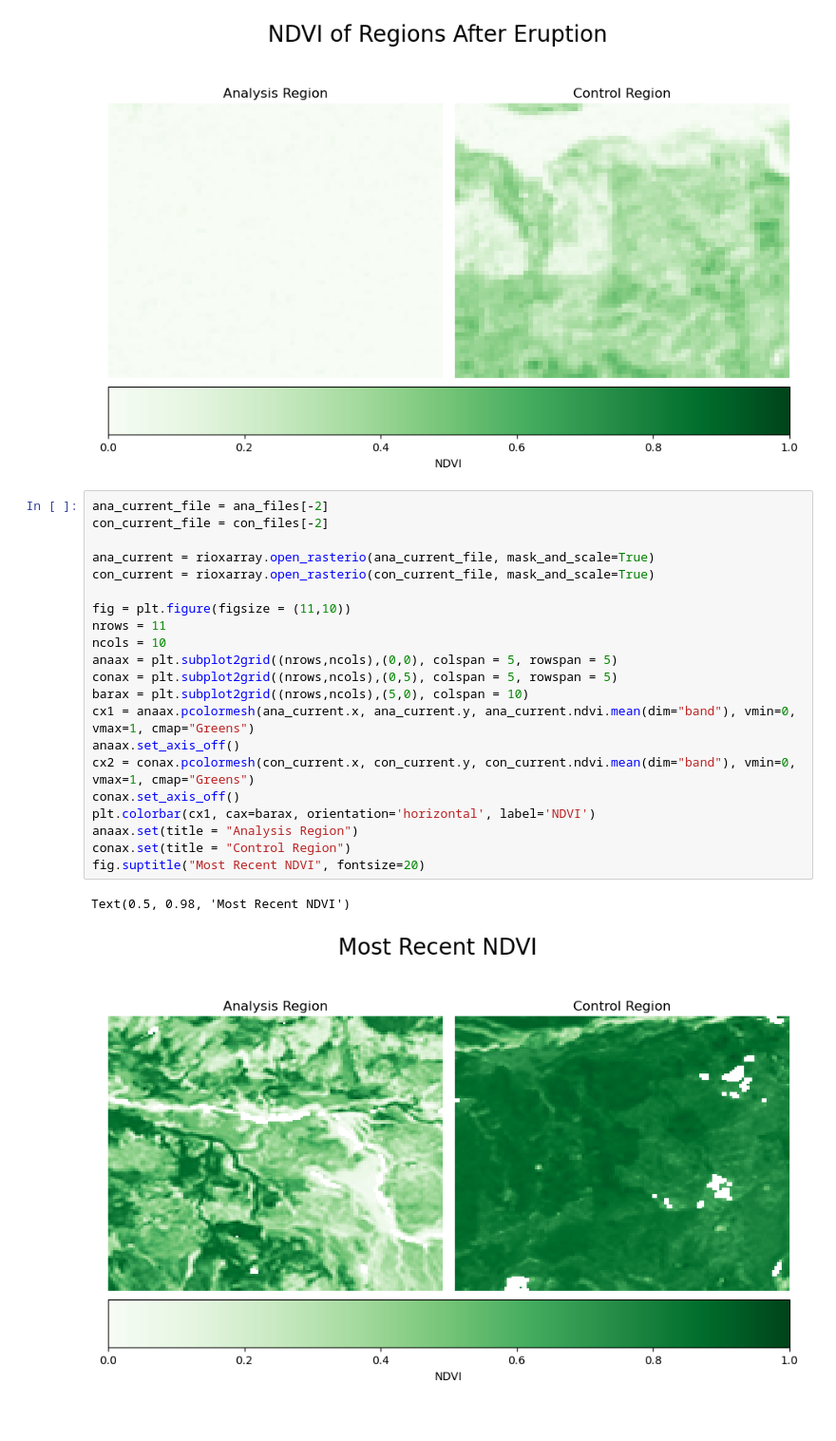
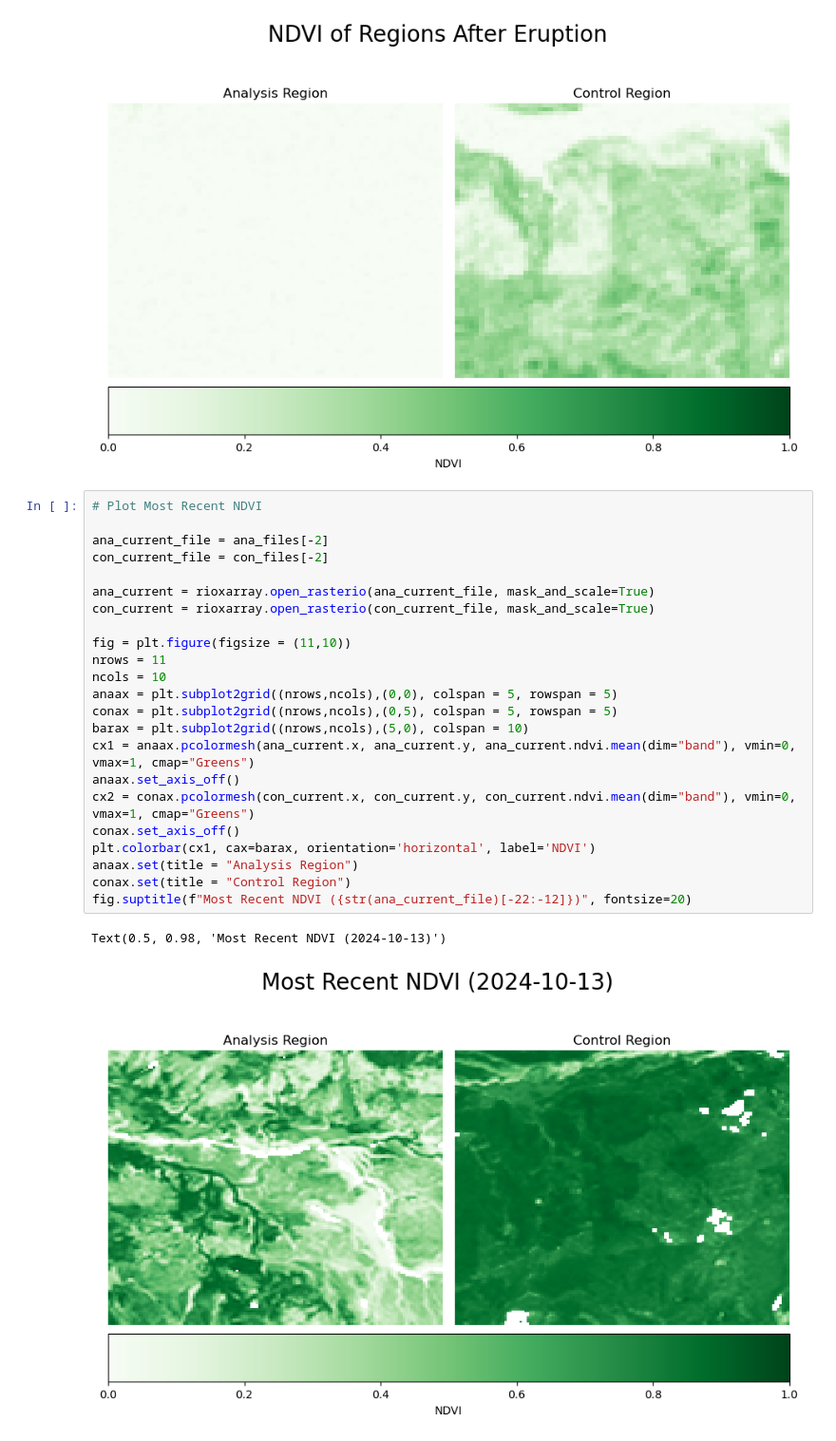
Before and after one commit to abarn275/448-Mt-St-Helens, a Jupyter notebook: 448_Plots.ipynb, the cells around one changed output. Shown at 95% size. Cells and saved outputs as stored; diff of their text form.

```diff
--- a/448_Plots.ipynb
+++ b/448_Plots.ipynb
@@ -526,26 +665,28 @@ fig.suptitle("NDVI of Regions After Eruption", fontsize=20)
 Text(0.5, 0.98, 'NDVI of Regions After Eruption')
 [figure]
 # %%
+# Plot Most Recent NDVI
+
 ana_current_file = ana_files[-2]
 con_current_file = con_files[-2]
 
 ana_current = rioxarray.open_rasterio(ana_current_file, mask_and_scale=True)
 con_current = rioxarray.open_rasterio(con_current_file, mask_and_scale=True)
 
 fig = plt.figure(figsize = (11,10))
 nrows = 11
 ncols = 10
 anaax = plt.subplot2grid((nrows,ncols),(0,0), colspan = 5, rowspan = 5)
 conax = plt.subplot2grid((nrows,ncols),(0,5), colspan = 5, rowspan = 5)
 barax = plt.subplot2grid((nrows,ncols),(5,0), colspan = 10)
 cx1 = anaax.pcolormesh(ana_current.x, ana_current.y, ana_current.ndvi.mean(dim="band"), vmin=0, vmax=1, cmap="Greens")
 anaax.set_axis_off()
 cx2 = conax.pcolormesh(con_current.x, con_current.y, con_current.ndvi.mean(dim="band"), vmin=0, vmax=1, cmap="Greens")
 conax.set_axis_off()
 plt.colorbar(cx1, cax=barax, orientation='horizontal', label='NDVI')
 anaax.set(title = "Analysis Region")
 conax.set(title = "Control Region")
-fig.suptitle("Most Recent NDVI", fontsize=20)
+fig.suptitle(f"Most Recent NDVI ({str(ana_current_file)[-22:-12]})", fontsize=20)
 # %% [output]
-Text(0.5, 0.98, 'Most Recent NDVI')
+Text(0.5, 0.98, 'Most Recent NDVI (2024-10-13)')
-[figure, old version]
+[figure, new version]
```
Also changed, not shown: parts of 20 cells of this notebook, 2 other files.
